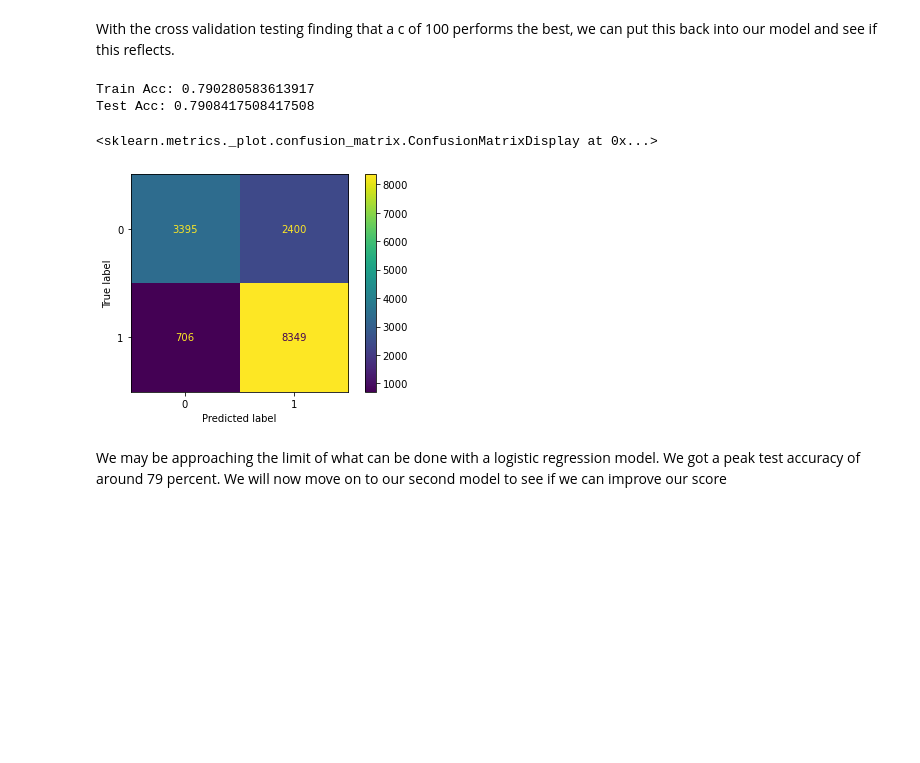
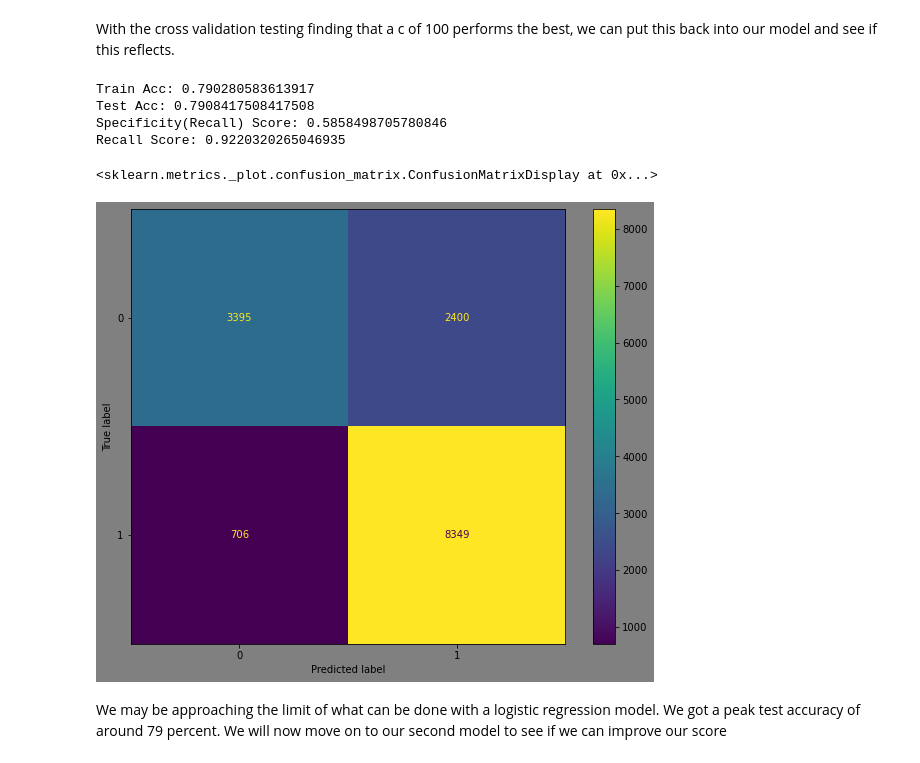
Before and after one commit to Zxhjlk/Phase3Project, a Jupyter notebook: notebooks/ModelResults.ipynb, the cells around one changed output. Drawn from its saved outputs; the diff is of its cells as text; code cells hidden in the pictures; blank space fills up the shorter version.

Commit message:
Fix model parameters, update readme
Test feature importance parameters

```diff
--- a/notebooks/ModelResults.ipynb
+++ b/notebooks/ModelResults.ipynb
@@ -334,6 +350,10 @@ h_model.fit(X_train_imp, y_train)
 y_htrain_pred = h_model.predict(X_train_imp)
 y_hpred = h_model.predict(X_test_imp)
 print(f"Train Acc: {accuracy_score(y_train, y_htrain_pred)}\nTest Acc: {accuracy_score(y_test, y_hpred)}")
+print(f"Specificity(Recall) Score: {recall_score(y_test, y_hpred, pos_label=0)}")
+print(f"Recall Score: {recall_score(y_test, y_hpred)}")
 # %% [output]
 Train Acc: 0.790280583613917
 Test Acc: 0.7908417508417508
+Specificity(Recall) Score: 0.5858498705780846
+Recall Score: 0.9220320265046935
@@ -340,10 +364,12 @@ Test Acc: 0.7908417508417508
 # %%
+fig, ax = plt.subplots(figsize=(10,8))
+fig.set_facecolor('grey')
 cm = confusion_matrix(y_test, y_hpred)
 disp = ConfusionMatrixDisplay(cm)
-disp.plot()
+disp.plot(ax=ax)
 # %% [output]
 <sklearn.metrics._plot.confusion_matrix.ConfusionMatrixDisplay at 0x...>
-[figure, old version]
+[figure, new version]
 # %% [markdown]
 We may be approaching the limit of what can be done with a logistic regression model. We got a peak test accuracy of around 79 percent. We will now move on to our second model to see if we can improve our score
 # %% [markdown]
```
Also changed, not shown: parts of 25 cells of this notebook, 1 other file.
